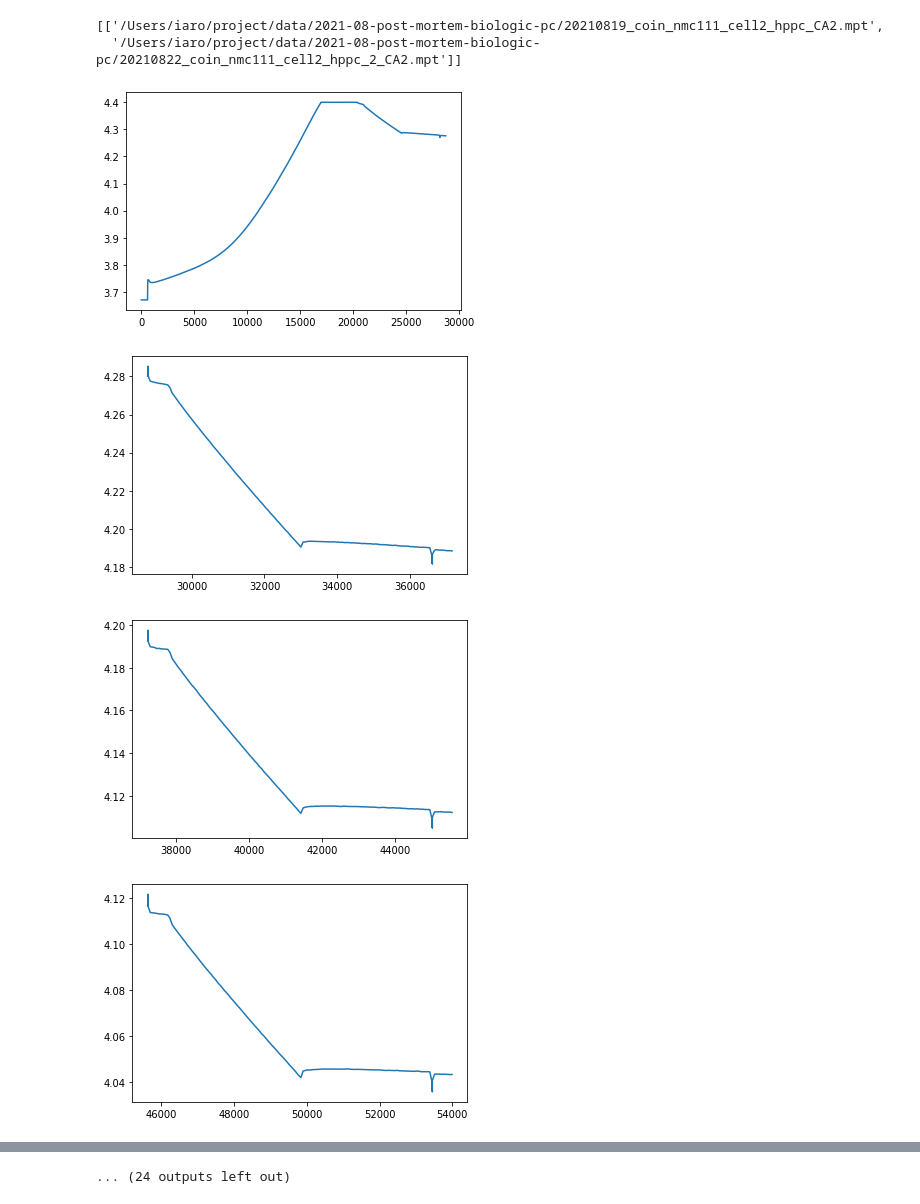
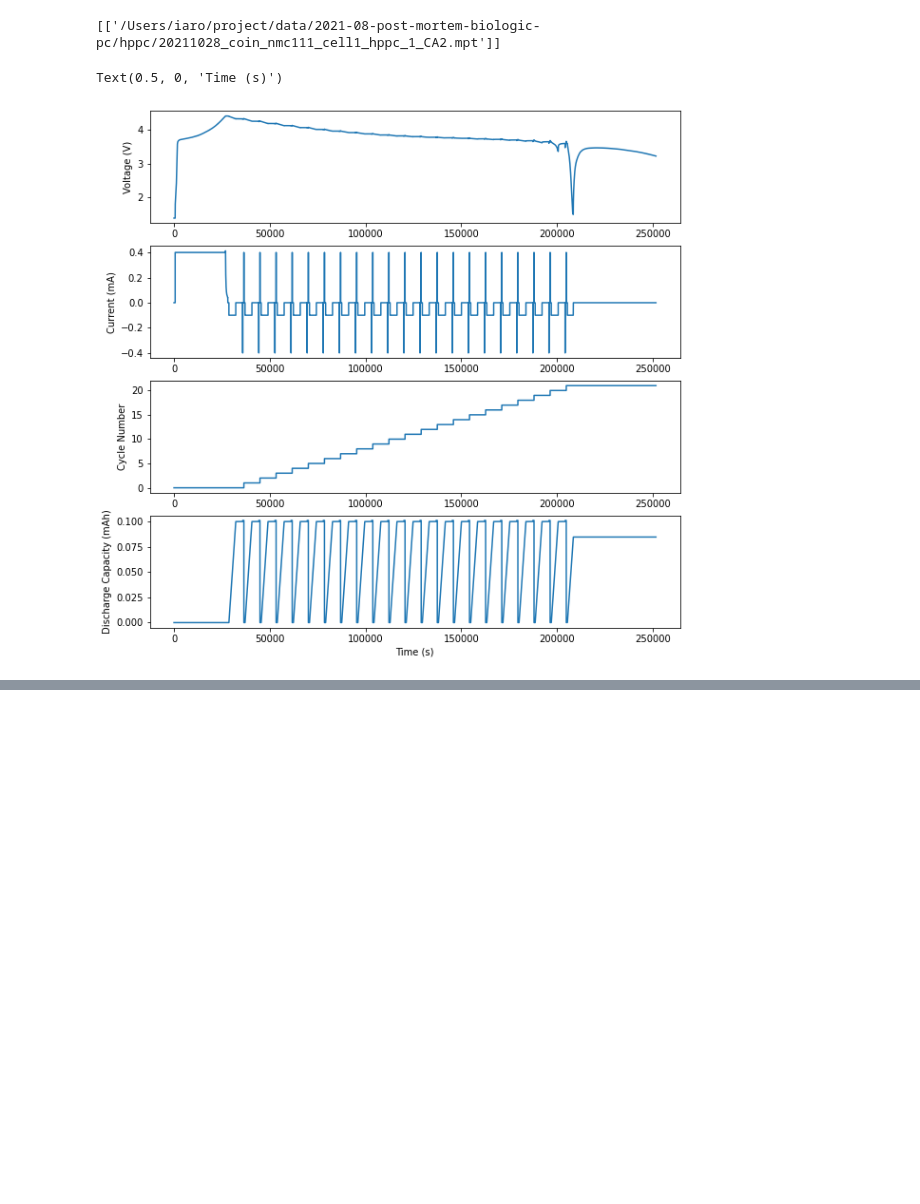
Before and after one commit to wengandrew/fast-formation, a Jupyter notebook: urop/students/ikovalchuk/HPPC_v.2.ipynb, the cells around one changed output, grey strips where cells are left out. Drawn from its saved outputs; the diff is of its cells as text; code cells hidden in the pictures; blank space fills up the shorter version.

```diff
--- a/urop/students/ikovalchuk/HPPC_v.2.ipynb
+++ b/urop/students/ikovalchuk/HPPC_v.2.ipynb
@@ -18,15 +18,18 @@ from matplotlib import pyplot as plt
 import re
 from pathlib import Path
 # %%
+
 ##gets access to file path and gets data
+
 paths = yaml.load(open('../../../paths.yaml', 'r'), Loader=yaml.FullLoader)
 
-DATA_FOLDER = paths['data'] + '2021-08-post-mortem-biologic-pc/'
-FILE_GROUP_REGEX_LIST = ['*coin*cell2*hppc*.mpt*']
+DATA_FOLDER = paths['data'] + '2021-08-post-mortem-biologic-pc/hppc/'
+FILE_GROUP_REGEX_LIST = ['*coin*cell1*hppc*.mpt*']
 ## sorts every file that has coin and hppc in the folder. datafolder is a path to the folder
+
 file_paths = [sorted(glob.glob(f'{DATA_FOLDER}{f}')) for f in FILE_GROUP_REGEX_LIST]
 
+
 file_paths
 # %% [output]
-[['/Users/iaro/project/data/2021-08-post-mortem-biologic-pc/20210819_coin_nmc111_cell2_hppc_CA2.mpt',
-  '/Users/iaro/project/data/2021-08-post-mortem-biologic-pc/20210822_coin_nmc111_cell2_hppc_2_CA2.mpt']]
+[['/Users/iaro/project/data/2021-08-post-mortem-biologic-pc/hppc/20211028_coin_nmc111_cell1_hppc_1_CA2.mpt']]
@@ -33,30 +62,23 @@ file_paths
 # %%
-for files in file_paths[0]:
-    df = pd.read_csv(files, header=num_header_lines, sep='\t', encoding='ISO-8859-1')
-    if df.columns[0]!='mode':
-        df=pd.read_csv(files, header=num_header_lines-1 , sep='\t', encoding='ISO-8859-1')
-    if df.columns[0]!='mode':
-        df=pd.read_csv(files, header=num_header_lines-2 , sep='\t', encoding='ISO-8859-1')
-    if df.columns[0]!='mode':
-        df=pd.read_csv(files, header=num_header_lines-3 , sep='\t', encoding='ISO-8859-1')
-    if df.columns[0]!='mode':
-        df=pd.read_csv(files, header=num_header_lines-5 , sep='\t', encoding='ISO-8859-1')
-    cycles_num=np.unique(df['cycle number'])
-    Time=[]
-    Voltage=[]
-    Current=[]
-    for f in cycles_num:
-        i=np.where(df['cycle number']==f)
-        for d in i[0]:
-            Time.append(df['time/s'].iloc[d])
-            Voltage.append(df['Ecell/V'].iloc[d])
+df = load_data(file_paths[0][0])
+plt.figure(figsize=(10, 10))
+plt.subplot(4, 1, 1)
+plt.plot(df['time/s'], df['Ecell/V'])
+plt.ylabel('Voltage (V)')
 
-        plt.figure()
-        plt.plot(Time,Voltage)
-        Time.clear()
-        Voltage.clear()
+plt.subplot(4, 1, 2)
+plt.plot(df['time/s'], df['I/mA'])
+plt.ylabel('Current (mA)')
+
+plt.subplot(4, 1, 3)
+plt.plot(df['time/s'], df['cycle number'])
+plt.ylabel('Cycle Number')
+
+plt.subplot(4, 1, 4)
+plt.plot(df['time/s'], df['Q discharge/mA.h'])
+plt.ylabel('Discharge Capacity (mAh)')
+
+plt.xlabel('Time (s)')
 # %% [output]
+Text(0.5, 0, 'Time (s)')
-[figure, old version]
+[figure, new version]
-[figure, removed]
-[figure, removed]
-[figure, removed]
@@ -71,4 +85,3 @@ for files in file_paths[0]:
-... (24 outputs left out)
 # %%
 ## now my idea is to make a loop that goes through every path and gets all the dataframes to print the graphs
 ## problem- not all files have same number of rows to skip. Seems to be solved with few if statements for now
```
Also changed, not shown: parts of 5 cells of this notebook.
